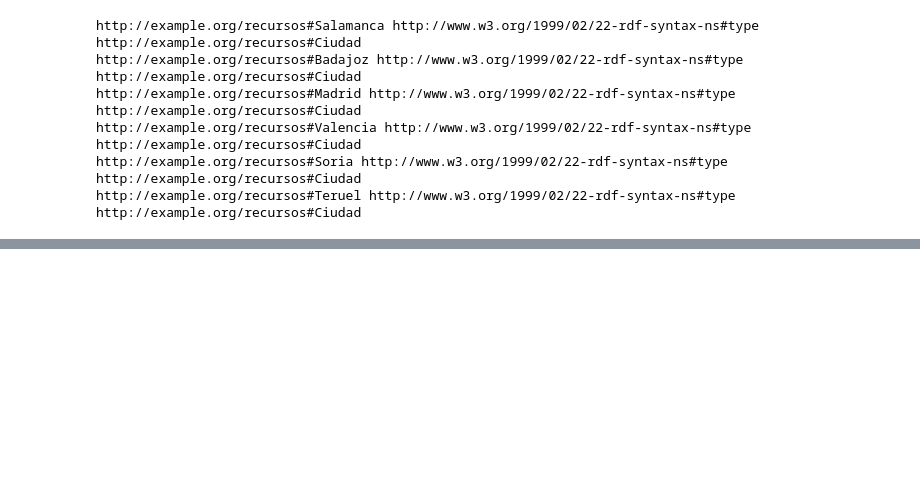
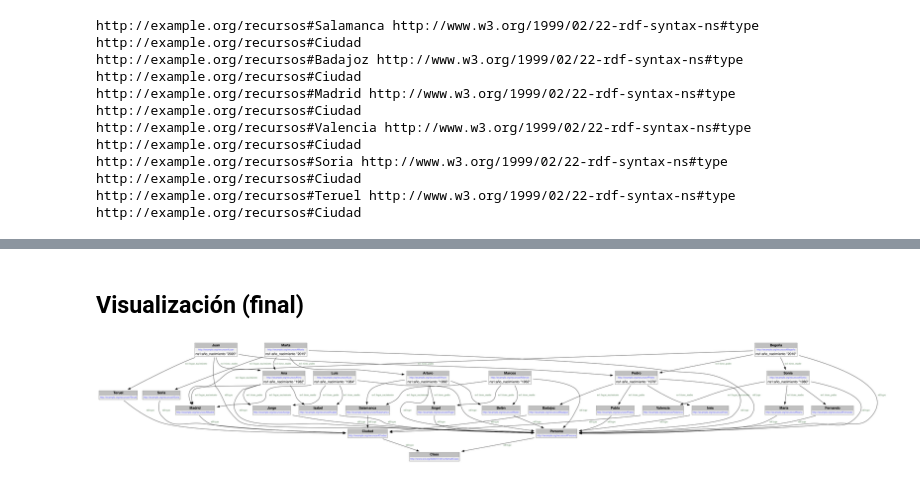
Before and after one commit to jlfvindel/Asignatura_SW-KG, a Jupyter notebook: RDFlib/RDFLib-Colab.ipynb, the cells around one changed output, grey strips where cells are left out. Drawn from its saved outputs; the diff is of its cells as text; code cells hidden in the pictures; blank space fills up the shorter version.

```diff
--- a/RDFlib/RDFLib-Colab.ipynb
+++ b/RDFlib/RDFLib-Colab.ipynb
@@ -448,0 +294,6 @@ Visualizing the graph:
+# %% [markdown]
+## Visualización (final)
+# %%
+visualiza(g)
+# %% [output]
+[figure, added]
```
Also changed, not shown: parts of 20 cells of this notebook.
